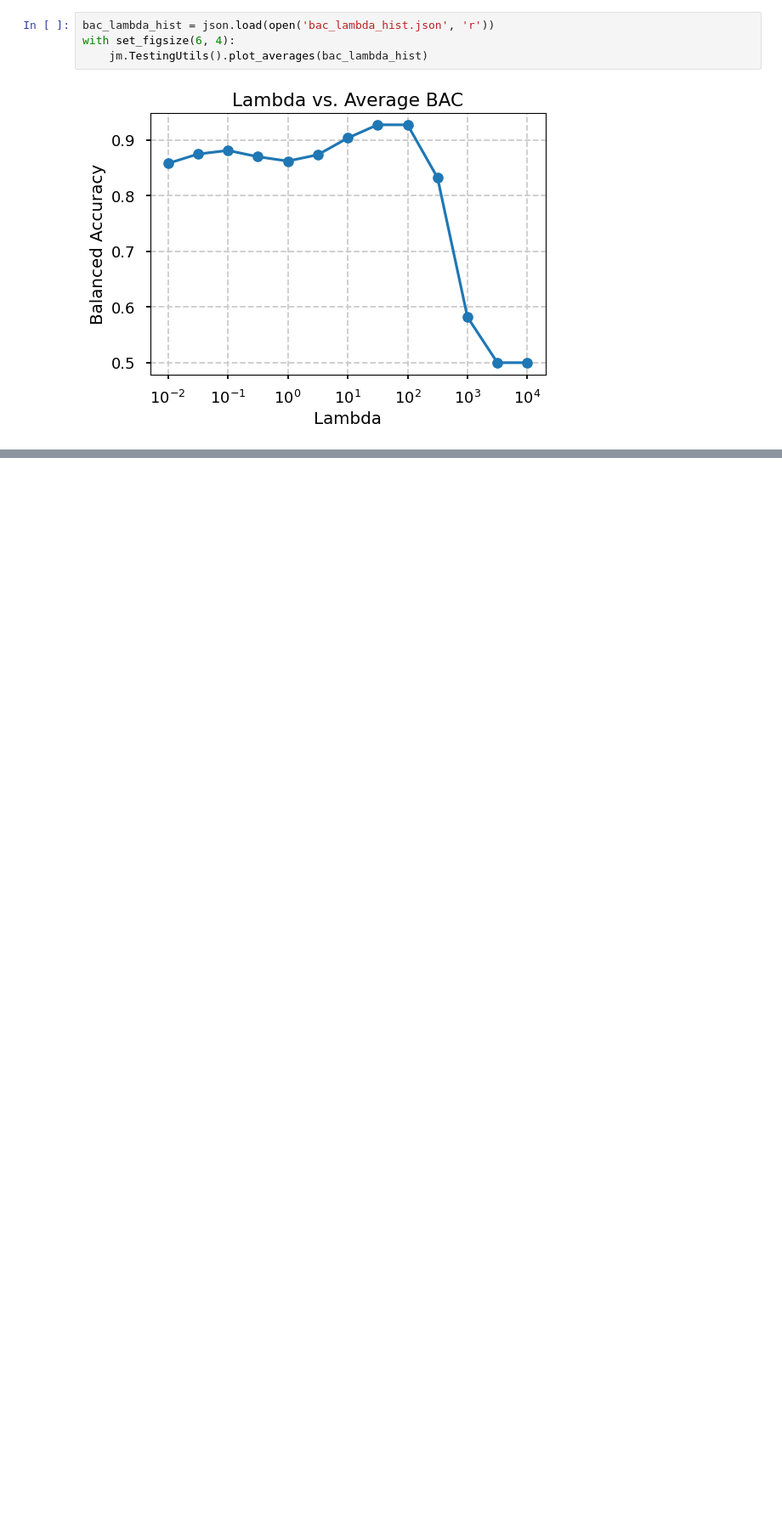
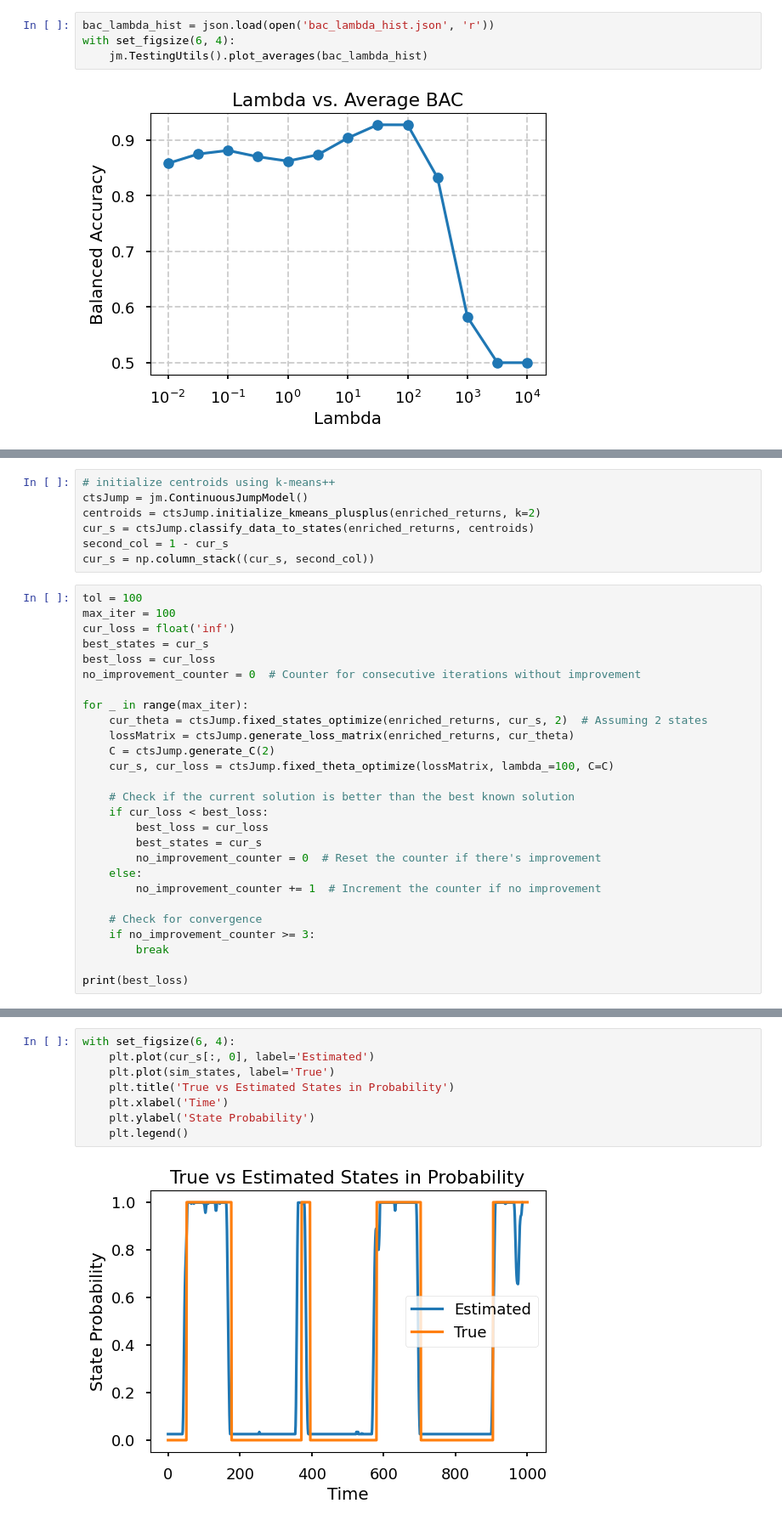
Before and after one commit to YimingZhang07/quantbullet, a Jupyter notebook: docs/_build/jupyter_execute/research/jump_model_prod.ipynb, the cells around one changed output, grey strips where cells are left out. Shown at 85% size. Drawn from its saved outputs; the diff is of its cells as text; blank space fills up the shorter version.

Commit message:
offical support for continuous jump model

```diff
--- a/docs/_build/jupyter_execute/research/jump_model_prod.ipynb
+++ b/docs/_build/jupyter_execute/research/jump_model_prod.ipynb
@@ -99,0 +110,34 @@ with set_figsize(6, 4):
+# %%
+# initialize centroids using k-means++
+ctsJump = jm.ContinuousJumpModel()
+centroids = ctsJump.initialize_kmeans_plusplus(enriched_returns, k=2)
+cur_s = ctsJump.classify_data_to_states(enriched_returns, centroids)
+second_col = 1 - cur_s
+cur_s = np.column_stack((cur_s, second_col))
+# %%
+tol = 100
+max_iter = 100
+cur_loss = float('inf')
+best_states = cur_s
+best_loss = cur_loss
+no_improvement_counter = 0  # Counter for consecutive iterations without improvement
+
+for _ in range(max_iter):
+    cur_theta = ctsJump.fixed_states_optimize(enriched_returns, cur_s, 2)  # Assuming 2 states
+    lossMatrix = ctsJump.generate_loss_matrix(enriched_returns, cur_theta)
+    C = ctsJump.generate_C(2)
+    cur_s, cur_loss = ctsJump.fixed_theta_optimize(lossMatrix, lambda_=100, C=C)
+
+    # Check if the current solution is better than the best known solution
+    if cur_loss < best_loss:
+        best_loss = cur_loss
+        best_states = cur_s
+        no_improvement_counter = 0  # Reset the counter if there's improvement
+    else:
+        no_improvement_counter += 1  # Increment the counter if no improvement
+
+    # Check for convergence
+    if no_improvement_counter >= 3:
+        break
+
+print(best_loss)
@@ -99,0 +146,10 @@ with set_figsize(6, 4):
+# %%
+with set_figsize(6, 4):
+    plt.plot(cur_s[:, 0], label='Estimated')
+    plt.plot(sim_states, label='True')
+    plt.title('True vs Estimated States in Probability')
+    plt.xlabel('Time')
+    plt.ylabel('State Probability')
+    plt.legend()
+# %% [output]
+[figure, added]
```
Also changed, not shown: parts of 6 cells of this notebook, 58 other files.
